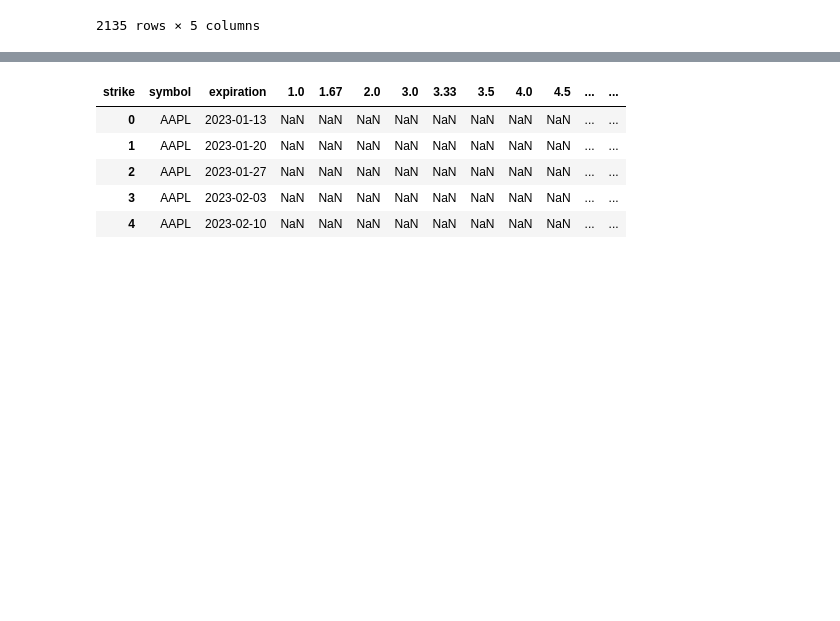
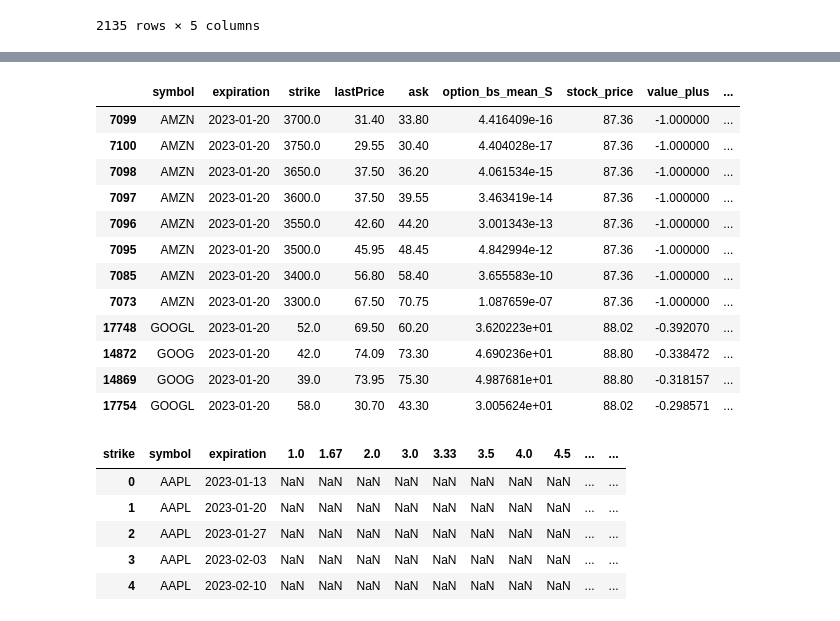
Before and after one commit to jgavarrete/current_public1, a Jupyter notebook: yahoo_finance.ipynb, the cells around one changed output, grey strips where cells are left out. Drawn from its saved outputs; the diff is of its cells as text; code cells hidden in the pictures; blank space fills up the shorter version.

```diff
--- a/yahoo_finance.ipynb
+++ b/yahoo_finance.ipynb
@@ -329,5 +329,5 @@ df.head()
 # %%
-df['value+'] = (df['option_bs_mean_S']/df.mark)-1
+df['value_plus'] = (df['option_bs_mean_S']/df.mark)-1
 # %%
 from MACD import rollavg
 Price_roll = rollavg(stocks,yq_data90x,30,"Price",MACD_P=True)
@@ -365,4 +365,4 @@ cond6 = df.optionType = 'calls'
 # %%
 
 
-df_filtered = df.query("lastPrice<=75 & volume >=500 & expiration <= EOM & openInterest > 500  & ask >= 30 & value+ <= -.15 ")
+df_filtered = df.query("lastPrice<=75 & openInterest >=500 & expiration <= EOM & openInterest > 500  & ask >= 30 & value_plus <= -.15 ")
@@ -371,2 +369,2 @@ SyntaxError: Python keyword not valid identifier in numexpr query (<unknown>, li
 # %%
-df_filtered[['symbol','expiration','strike','ask','option_bs_mean_S','value+']].loc[(df_filtered.optionType == "calls")].sort_values('value+')##.head(20)
+df_filtered2= df_filtered[['symbol','expiration','strike','lastPrice','ask','option_bs_mean_S','stock_price','value_plus']].loc[(df_filtered.optionType == "calls")].sort_values('value_plus').head(25)
@@ -420,3 +371,22 @@ Timestamp('2023-01-31 00:00:00')
+# %%
+df_filtered2['share_purchase_cost'] = df_filtered2.stock_price *100
+df_filtered2['short_call_income'] = df_filtered2.ask *100
+# %%
+df_filtered2
+# %% [output]
+|  | symbol | expiration | strike | lastPrice | ask | option_bs_mean_S | stock_price | value_plus | ... |
+| 7099 | AMZN | 2023-01-20 | 3700.0 | 31.40 | 33.80 | 4.416409e-16 | 87.36 | -1.000000 | ... |
+| 7100 | AMZN | 2023-01-20 | 3750.0 | 29.55 | 30.40 | 4.404028e-17 | 87.36 | -1.000000 | ... |
+| 7098 | AMZN | 2023-01-20 | 3650.0 | 37.50 | 36.20 | 4.061534e-15 | 87.36 | -1.000000 | ... |
+| 7097 | AMZN | 2023-01-20 | 3600.0 | 37.50 | 39.55 | 3.463419e-14 | 87.36 | -1.000000 | ... |
+| 7096 | AMZN | 2023-01-20 | 3550.0 | 42.60 | 44.20 | 3.001343e-13 | 87.36 | -1.000000 | ... |
+| 7095 | AMZN | 2023-01-20 | 3500.0 | 45.95 | 48.45 | 4.842994e-12 | 87.36 | -1.000000 | ... |
+| 7085 | AMZN | 2023-01-20 | 3400.0 | 56.80 | 58.40 | 3.655583e-10 | 87.36 | -1.000000 | ... |
+| 7073 | AMZN | 2023-01-20 | 3300.0 | 67.50 | 70.75 | 1.087659e-07 | 87.36 | -1.000000 | ... |
+| 17748 | GOOGL | 2023-01-20 | 52.0 | 69.50 | 60.20 | 3.620223e+01 | 88.02 | -0.392070 | ... |
+| 14872 | GOOG | 2023-01-20 | 42.0 | 74.09 | 73.30 | 4.690236e+01 | 88.80 | -0.338472 | ... |
+| 14869 | GOOG | 2023-01-20 | 39.0 | 73.95 | 75.30 | 4.987681e+01 | 88.80 | -0.318157 | ... |
+| 17754 | GOOGL | 2023-01-20 | 58.0 | 30.70 | 43.30 | 3.005624e+01 | 88.02 | -0.298571 | ... |
 # %%
 
 slope = pd.pivot_table(df, index = ['symbol','expiration'], columns='strike', values = 'impliedVolatility', aggfunc='mean').reset_index(level=1)
```
Also changed, not shown: parts of 10 cells of this notebook.
